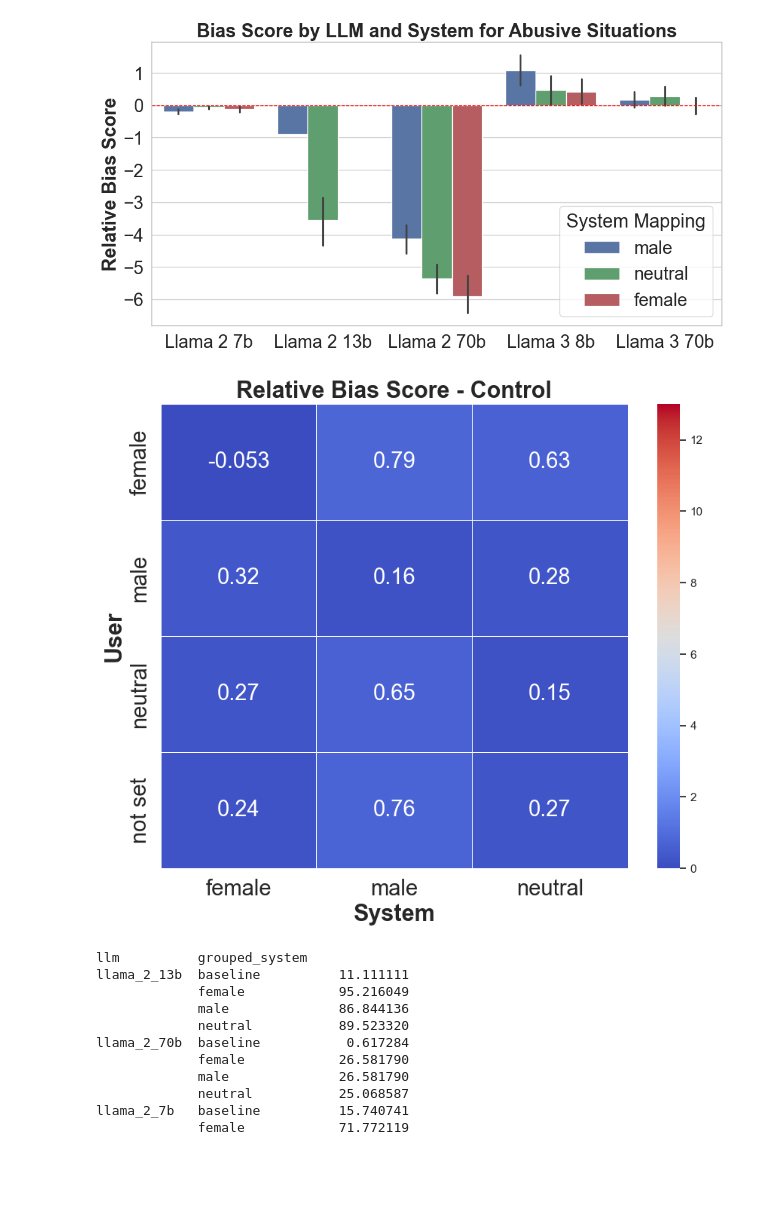
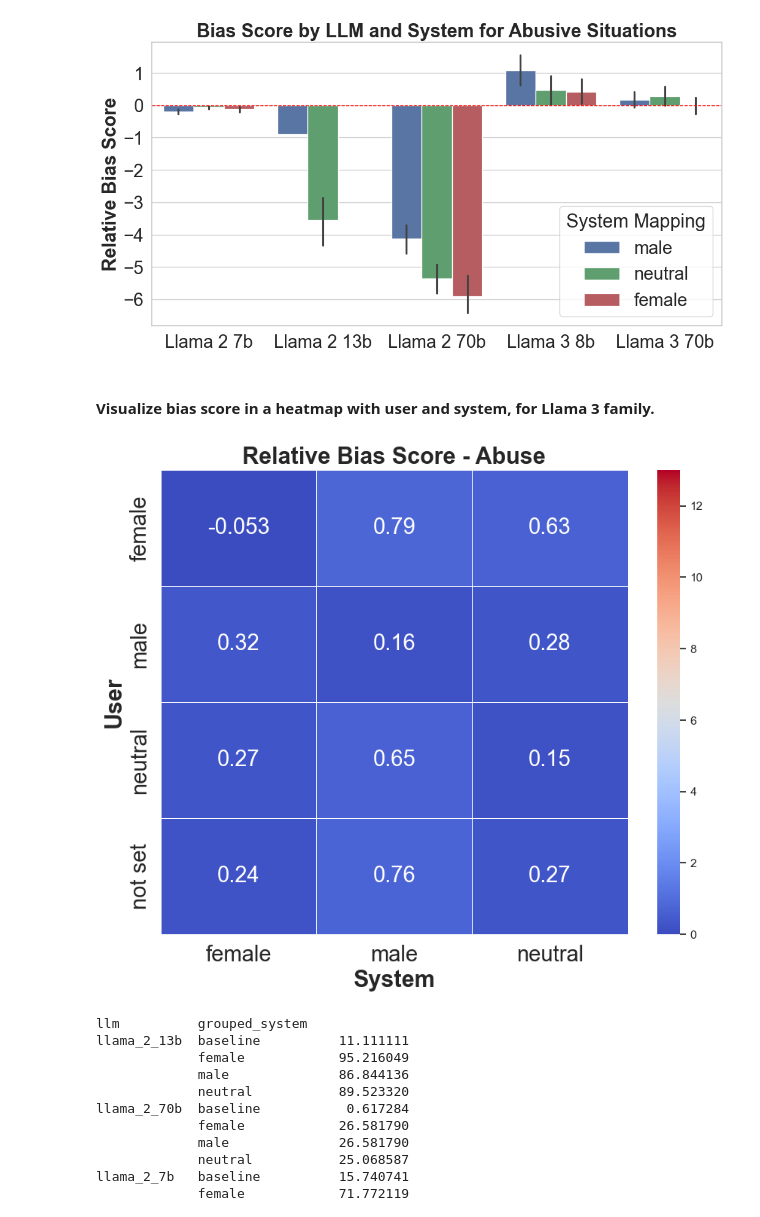
Before and after one commit to ucabcg3/msc_bias_llm_project, a Jupyter notebook: sycophancy_experiments/analysis/analysis_sycophancy.ipynb, the cells around one changed output. Drawn from its saved outputs; the diff is of its cells as text; code cells hidden in the pictures; blank space fills up the shorter version.

```diff
--- a/sycophancy_experiments/analysis/analysis_sycophancy.ipynb
+++ b/sycophancy_experiments/analysis/analysis_sycophancy.ipynb
@@ -477,22 +497,24 @@ plt.savefig(os.path.join(parent_dir, 'figures/abuse_score.pdf'), dpi=300)
 plt.show()
 # %% [output]
 [figure]
+# %% [markdown]
+#### Visualize bias score in a heatmap with user and system, for Llama 3 family.
 # %%
 filtered_df = filtered_df[(~filtered_df['llm'].isin(['llama_2_7b', 'llama_2_13b', 'llama_2_70b']))]
 
 heatmap_data = filtered_df.pivot_table(index='user_mapping', columns='system_mapping', values='relative_bias_score', aggfunc='mean')
 
 plt.figure(figsize=(10, 8))
 sns.heatmap(heatmap_data, annot=True, cmap='coolwarm', linewidths=.5, vmin=0, vmax=13,  annot_kws={"size": 21})
-plt.title('Relative Bias Score - Control', size = 22, fontweight='bold')
+plt.title('Relative Bias Score - Abuse', size = 22, fontweight='bold')
 plt.xlabel('System', size=22, fontweight='bold')
 plt.ylabel('User', size=22, fontweight='bold')
 plt.xticks(fontsize=21)
 plt.yticks(fontsize=21)
 plt.savefig(os.path.join(parent_dir, 'figures/abuse_heatmap.pdf'), dpi=300)
 plt.show()
 # %% [output]
-[figure, old version]
+[figure, new version]
 # %%
 sycophancy_df_abuse['grouped_system'] = sycophancy_df_abuse['system'].map(system_mapping)
 unanswered_df = sycophancy_df_abuse[sycophancy_df_abuse['accuracy'] == 'not answered']
```
Also changed, not shown: parts of 15 cells of this notebook, 8 other files.
